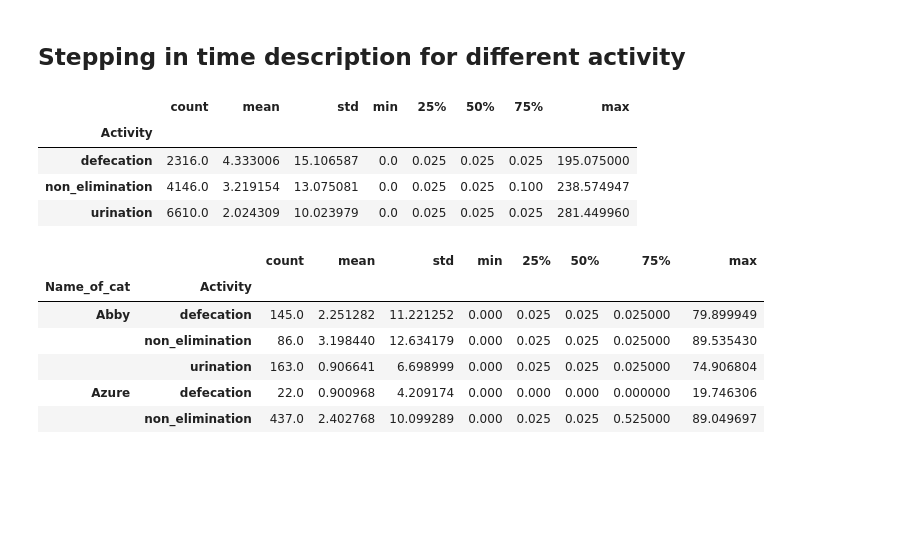
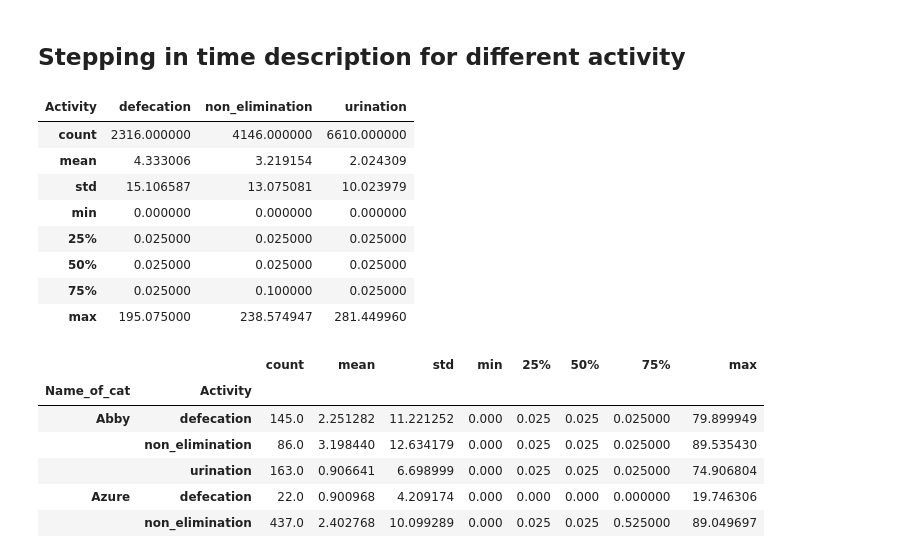
Before and after one commit to Kaushik002-git/PIP_Case_Study, a Jupyter notebook: EDA.ipynb, the cells around one changed output. Drawn from its saved outputs; the diff is of its cells as text; code cells hidden in the pictures; blank space fills up the shorter version.

```diff
--- a/EDA.ipynb
+++ b/EDA.ipynb
@@ -466,13 +476,17 @@ Name: urination/defecation, dtype: float64
 # %% [markdown]
 ## Stepping in time description for different activity
 # %%
-df.groupby(['Activity'])['Stepping_In_Time'].describe()
+df.groupby(['Activity'])['Stepping_In_Time'].describe().transpose()
 # %% [output]
-|  | count | mean | std | min | 25% | 50% | 75% | max |
-| Activity |  |  |  |  |  |  |  |  |
-| defecation | 2316.0 | 4.333006 | 15.106587 | 0.0 | 0.025 | 0.025 | 0.025 | 195.075000 |
-| non_elimination | 4146.0 | 3.219154 | 13.075081 | 0.0 | 0.025 | 0.025 | 0.100 | 238.574947 |
-| urination | 6610.0 | 2.024309 | 10.023979 | 0.0 | 0.025 | 0.025 | 0.025 | 281.449960 |
+| Activity | defecation | non_elimination | urination |
+| count | 2316.000000 | 4146.000000 | 6610.000000 |
+| mean | 4.333006 | 3.219154 | 2.024309 |
+| std | 15.106587 | 13.075081 | 10.023979 |
+| min | 0.000000 | 0.000000 | 0.000000 |
+| 25% | 0.025000 | 0.025000 | 0.025000 |
+| 50% | 0.025000 | 0.025000 | 0.025000 |
+| 75% | 0.025000 | 0.100000 | 0.025000 |
+| max | 195.075000 | 238.574947 | 281.449960 |
 # %%
 df.groupby(['Name_of_cat', 'Activity'])['Stepping_In_Time'].describe().head(30)
 # %% [output]
```
Also changed, not shown: parts of 16 cells of this notebook, 8 other files.
